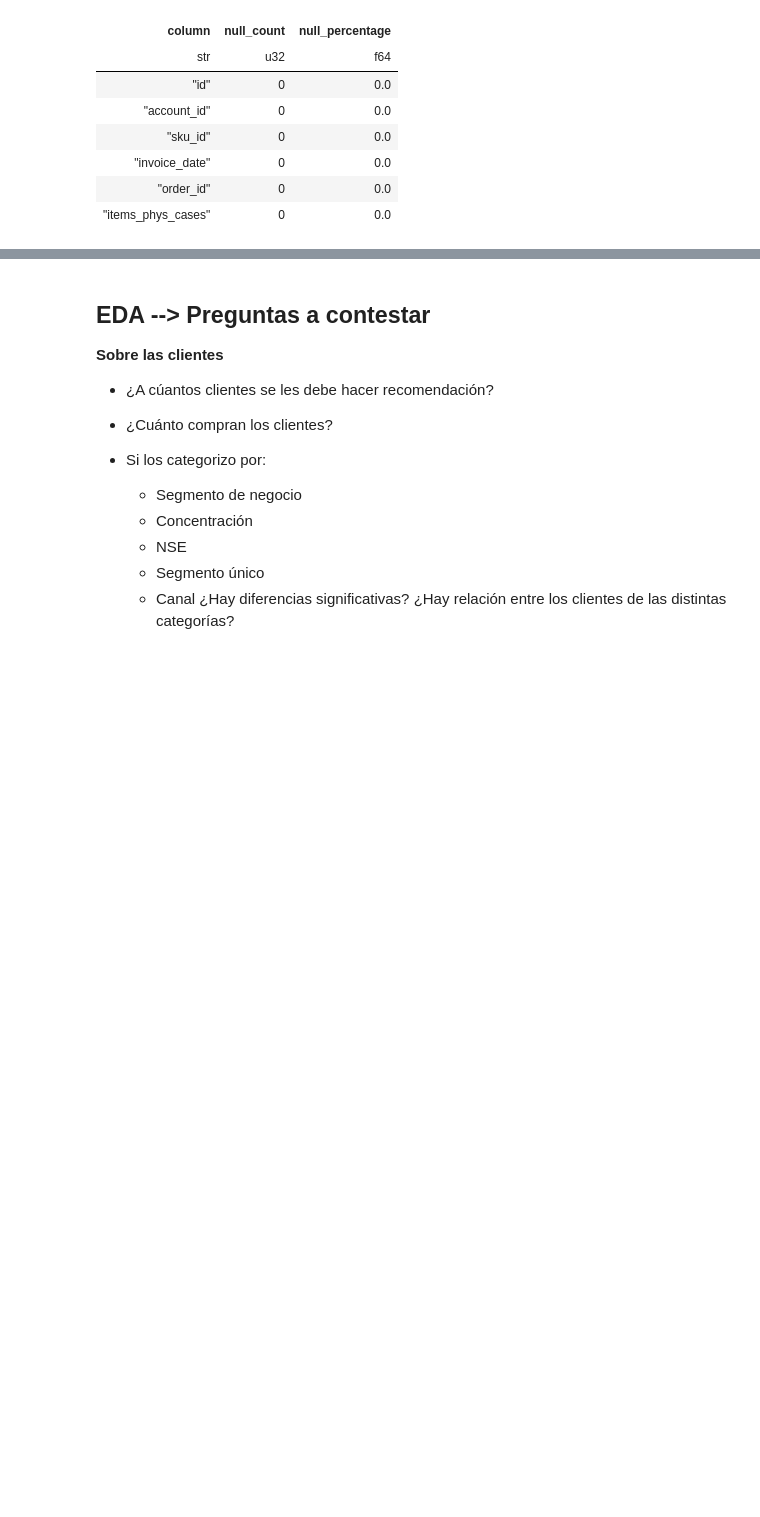
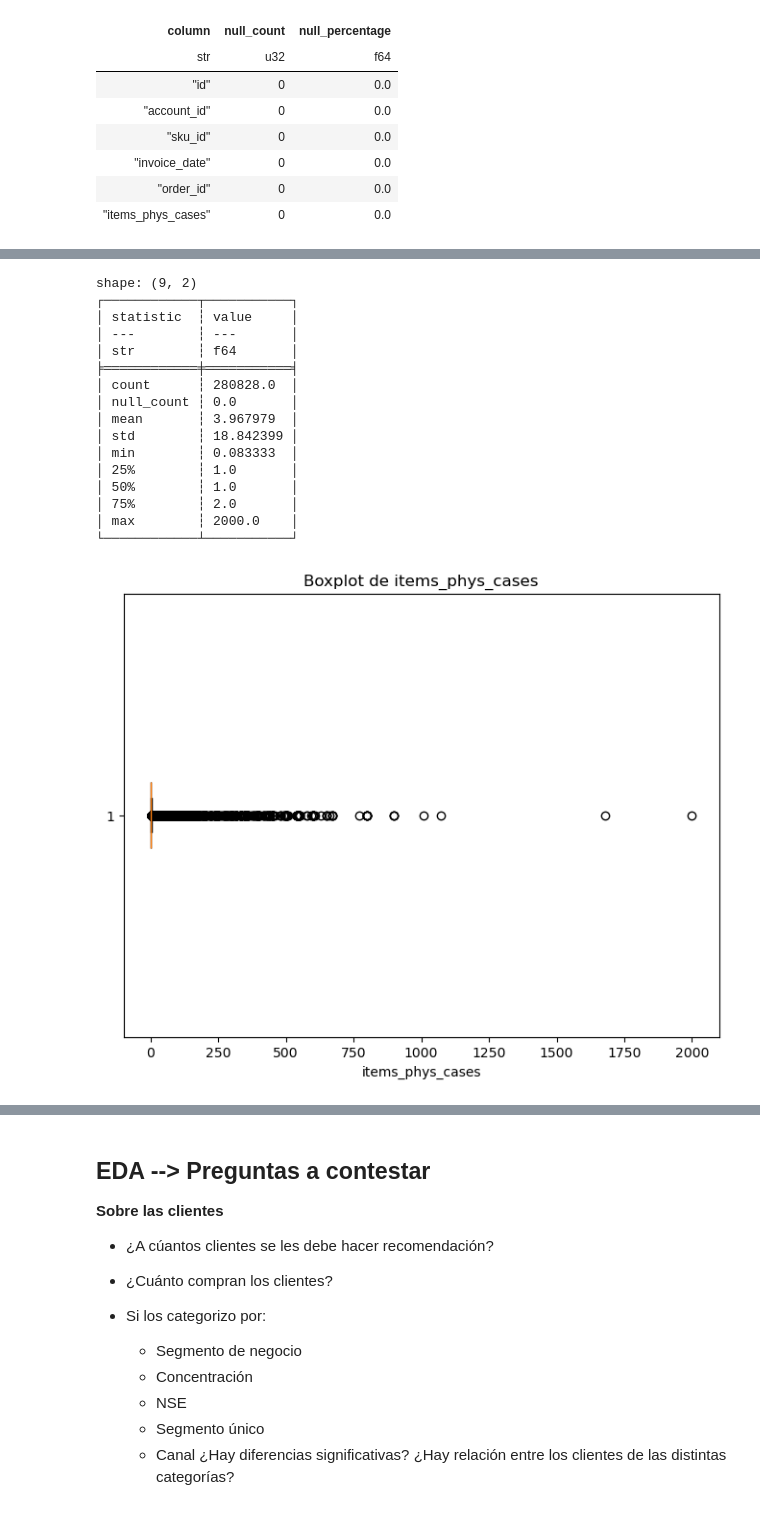
Before and after one commit to iair/challenge_AB_InBev, a Jupyter notebook: notebooks/preprocessing_EDA.ipynb, the cells around one changed output, grey strips where cells are left out. Drawn from its saved outputs; the diff is of its cells as text; code cells hidden in the pictures; blank space fills up the shorter version.

```diff
--- a/notebooks/EDA.ipynb
+++ b/notebooks/preprocessing_EDA.ipynb
@@ -592,0 +609,21 @@ shape: (6, 3)
+# %%
+print(transactions['items_phys_cases'].describe())
+plot_boxplots(transactions, ["items_phys_cases"])
+# %% [output]
+shape: (9, 2)
+┌────────────┬───────────┐
+│ statistic  ┆ value     │
+│ ---        ┆ ---       │
+│ str        ┆ f64       │
+╞════════════╪═══════════╡
+│ count      ┆ 280828.0  │
+│ null_count ┆ 0.0       │
+│ mean       ┆ 3.967979  │
+│ std        ┆ 18.842399 │
+│ min        ┆ 0.083333  │
+│ 25%        ┆ 1.0       │
+│ 50%        ┆ 1.0       │
+│ 75%        ┆ 2.0       │
+│ max        ┆ 2000.0    │
+└────────────┴───────────┘
+[figure, added]
```
Also changed, not shown: parts of 15 cells of this notebook, 1 other file.
